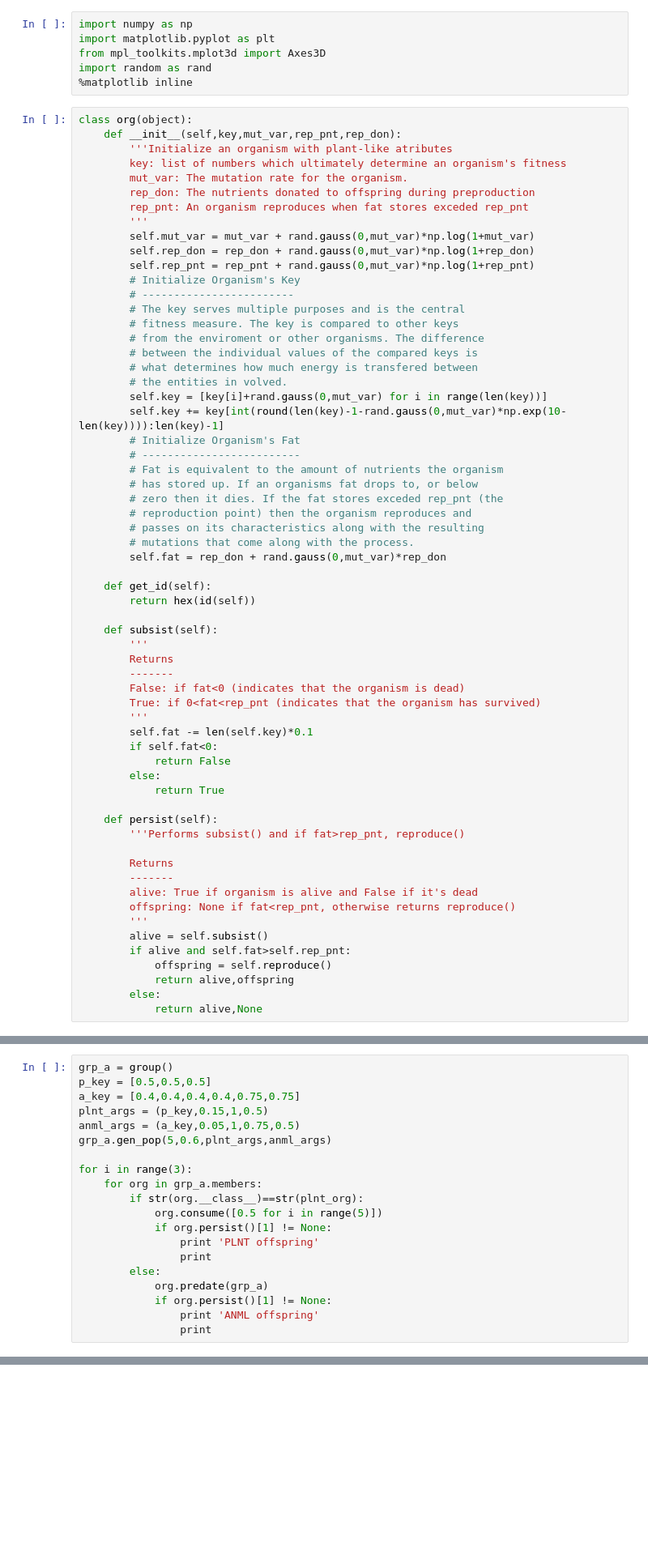
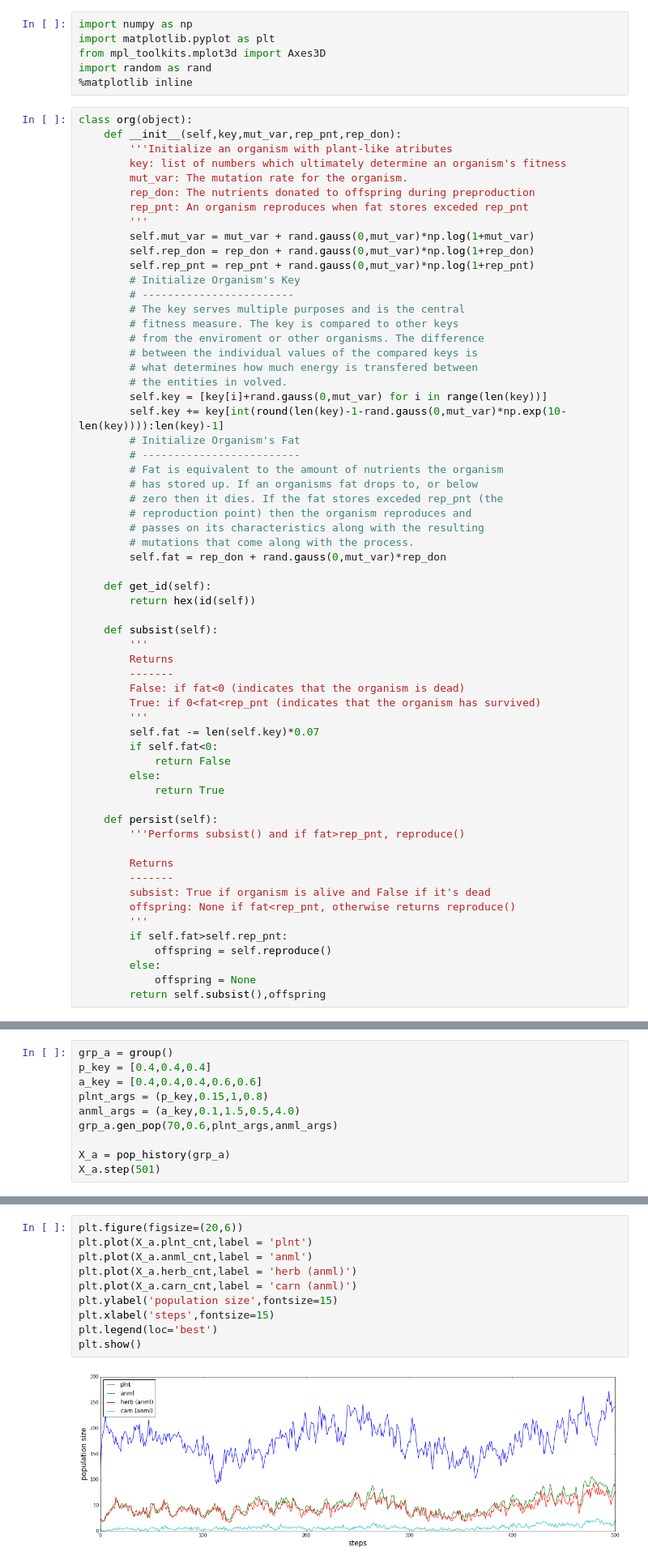
Before and after one commit to rmorshea/home-gitlab, a Jupyter notebook: Python/projects/PredPreyEvo/versions/PredPreyEvo_v2.01.ipynb, the cells around one changed output, grey strips where cells are left out. Shown at 81% size. Drawn from its saved outputs; the diff is of its cells as text; blank space fills up the shorter version.

```diff
--- a/Python/projects/PredPreyEvo/versions/PredPreyEvo_v2.01.ipynb
+++ b/Python/projects/PredPreyEvo/versions/PredPreyEvo_v2.01.ipynb
@@ -46,7 +46,7 @@ class org(object):
         False: if fat<0 (indicates that the organism is dead)
         True: if 0<fat<rep_pnt (indicates that the organism has survived)
         '''
-        self.fat -= len(self.key)*0.1
+        self.fat -= len(self.key)*0.07
         if self.fat<0:
             return False
         else:
@@ -57,15 +57,14 @@ class org(object):
 
         Returns
         -------
-        alive: True if organism is alive and False if it's dead
+        subsist: True if organism is alive and False if it's dead
         offspring: None if fat<rep_pnt, otherwise returns reproduce()
         '''
-        alive = self.subsist()
-        if alive and self.fat>self.rep_pnt:
+        if self.fat>self.rep_pnt:
             offspring = self.reproduce()
-            return alive,offspring
         else:
-            return alive,None
+            offspring = None
+        return self.subsist(),offspring
 # %%
 class plnt_org(org):
     def reproduce(self):
@@ -300,20 +373,10 @@ class group:
 # %%
 grp_a = group()
-p_key = [0.5,0.5,0.5]
-a_key = [0.4,0.4,0.4,0.4,0.75,0.75]
-plnt_args = (p_key,0.15,1,0.5)
-anml_args = (a_key,0.05,1,0.75,0.5)
-grp_a.gen_pop(5,0.6,plnt_args,anml_args)
+p_key = [0.4,0.4,0.4]
+a_key = [0.4,0.4,0.4,0.6,0.6]
+plnt_args = (p_key,0.15,1,0.8)
+anml_args = (a_key,0.1,1.5,0.5,4.0)
+grp_a.gen_pop(70,0.6,plnt_args,anml_args)
 
-for i in range(3):
-    for org in grp_a.members:
-        if str(org.__class__)==str(plnt_org):
-            org.consume([0.5 for i in range(5)])
-            if org.persist()[1] != None:
-                print 'PLNT offspring'
-                print
-        else:
-            org.predate(grp_a)
-            if org.persist()[1] != None:
-                print 'ANML offspring'
-                print
+X_a = pop_history(grp_a)
+X_a.step(501)
@@ -342,0 +383,12 @@ plt.show()
+# %%
+plt.figure(figsize=(20,6))
+plt.plot(X_a.plnt_cnt,label = 'plnt')
+plt.plot(X_a.anml_cnt,label = 'anml')
+plt.plot(X_a.herb_cnt,label = 'herb (anml)')
+plt.plot(X_a.carn_cnt,label = 'carn (anml)')
+plt.ylabel('population size',fontsize=15)
+plt.xlabel('steps',fontsize=15)
+plt.legend(loc='best')
+plt.show()
+# %% [output]
+[figure, added]
```
Also changed, not shown: parts of 6 cells of this notebook.
